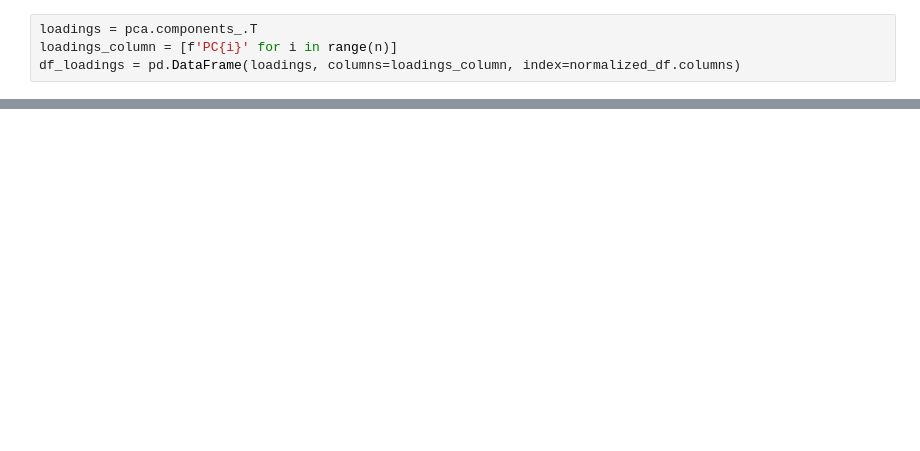
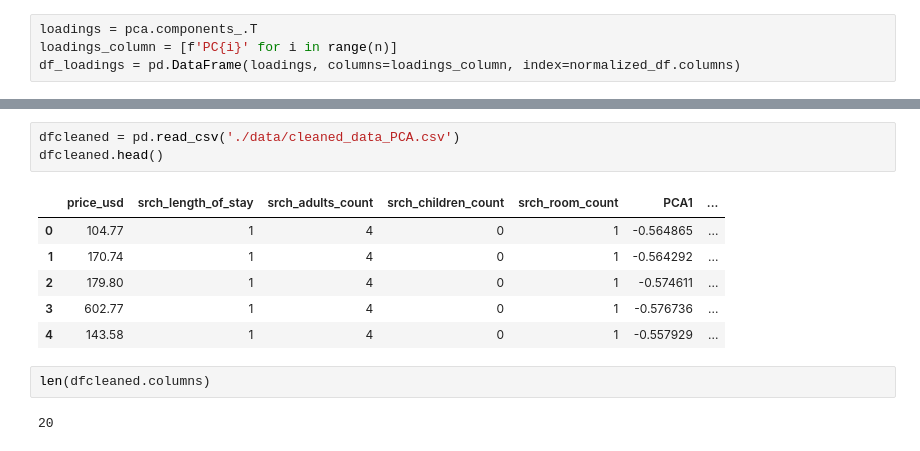
Before and after one commit to Revess/DMT2023_ass2, a Jupyter notebook: PCA.ipynb, the cells around one changed output, grey strips where cells are left out. Drawn from its saved outputs; the diff is of its cells as text; blank space fills up the shorter version.

```diff
--- a/PCA.ipynb
+++ b/PCA.ipynb
@@ -70,0 +132,14 @@ ax.set_yticklabels(
+# %%
+dfcleaned = pd.read_csv('./data/cleaned_data_PCA.csv')
+dfcleaned.head()
+# %% [output]
+|  | price_usd | srch_length_of_stay | srch_adults_count | srch_children_count | srch_room_count | PCA1 | ... |
+| 0 | 104.77 | 1 | 4 | 0 | 1 | -0.564865 | ... |
+| 1 | 170.74 | 1 | 4 | 0 | 1 | -0.564292 | ... |
+| 2 | 179.80 | 1 | 4 | 0 | 1 | -0.574611 | ... |
+| 3 | 602.77 | 1 | 4 | 0 | 1 | -0.576736 | ... |
+| 4 | 143.58 | 1 | 4 | 0 | 1 | -0.557929 | ... |
+# %%
+len(dfcleaned.columns)
+# %% [output]
+20
```
Also changed, not shown: parts of 12 cells of this notebook, 1 other file.
